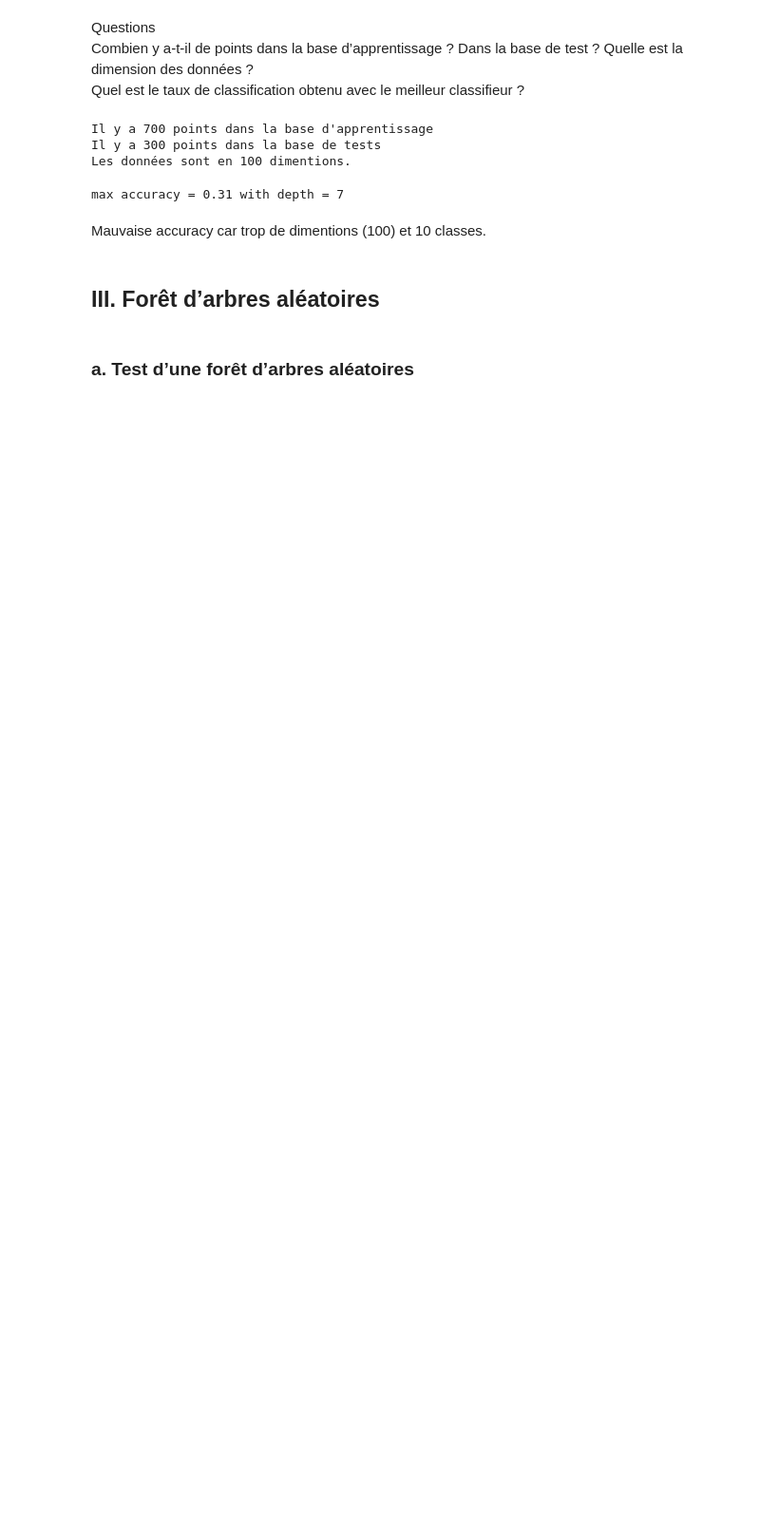
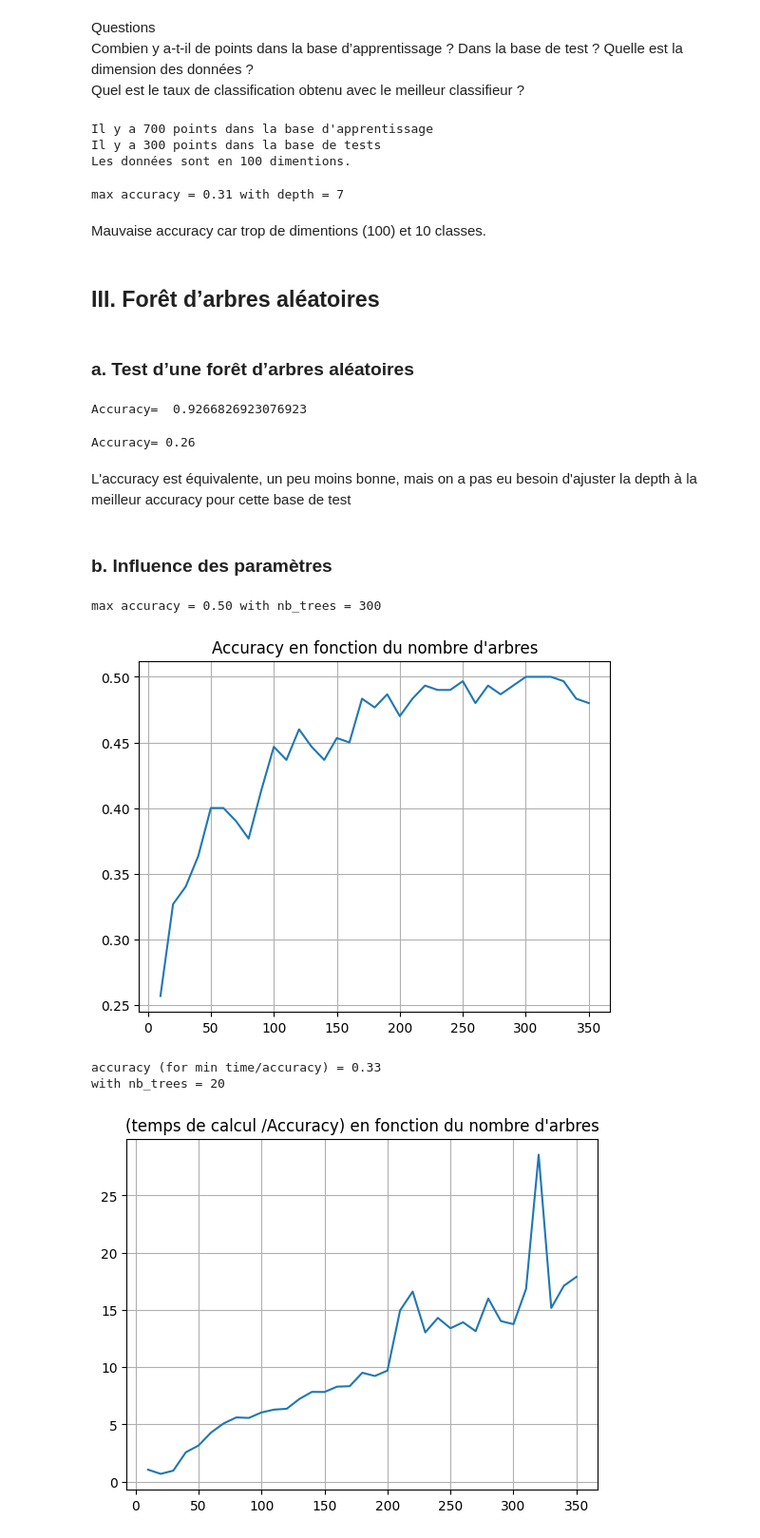
Before and after one commit to floriantholin/Machine-Learning, a Jupyter notebook: TP4/TP4.ipynb, the cells around one changed output. Shown at 95% size. Drawn from its saved outputs; the diff is of its cells as text; code cells hidden in the pictures; blank space fills up the shorter version.

```diff
--- a/TP4/TP4.ipynb
+++ b/TP4/TP4.ipynb
@@ -236,0 +236,26 @@ RF.fit(X_train, y_train) ;
+# %%
+#base de données 1
+data = np.load("TP4.npz")
+X_train, y_train, X_test, y_test = (data[key] for key in ["X_train", "y_train", "X_test", "y_test"])
+
+RF.fit(X_train, y_train.ravel())
+y_pred = RF.predict(X_test)
+C=confusion_matrix(y_test, y_pred)
+print('Accuracy= ',accuracy_score(y_test, y_pred))
+# %% [output]
+Accuracy=  0.9266826923076923
+# %%
+#base de données 2
+data = np.load("TP4b.npz")
+X_train, y_train, X_test, y_test = (data[key] for key in ["X_train", "y_train", "X_test", "y_test"])
+
+RF.fit(X_train, y_train)
+y_pred = RF.predict(X_test)
+C=confusion_matrix(y_test, y_pred)
+print(f'Accuracy= {accuracy_score(y_test, y_pred):.2f}')
+# %% [output]
+Accuracy= 0.26
+# %% [markdown]
+L'accuracy est équivalente, un peu moins bonne, mais on a pas eu besoin d'ajuster la depth à la meilleur accuracy pour cette base de test
+# %% [markdown]
+### b. Influence des paramètres
@@ -236,0 +264,35 @@ RF.fit(X_train, y_train) ;
+# %%
+# évolution  du  taux  de  bonne  classification  en  fonction  du  nombre  d’arbres
+max_nb_tree10 = 35  #max nb_tree = max_nb_tree10 * 10
+accuracies = np.empty(max_nb_tree10+1); accuracies[0] = 0
+tps = []; tps.append(time.time()); dtime=[]
+for nb_tree10 in range(1,max_nb_tree10+1):  #nb_tree = nb_tree*10
+    RF = RandomForestClassifier(criterion='entropy', n_estimators=nb_tree10*10, random_state=425, n_jobs=-1)
+    RF.fit(X_train, y_train.ravel())
+    y_pred = RF.predict(X_test)
+    C=confusion_matrix(y_test, y_pred)
+    accuracies[nb_tree10] = accuracy_score(y_test, y_pred)
+    tps.append(time.time())
+    dtime.append(tps[nb_tree10] - tps[nb_tree10-1])
+
+plt.title("Accuracy en fonction du nombre d'arbres")
+plt.plot(range(10,10*(max_nb_tree10)+1,10),accuracies[1:])
+index_nbtrees_max_acc = np.argmax(accuracies)
+print(f'max accuracy = {accuracies[index_nbtrees_max_acc]:.2f} with nb_trees = {index_nbtrees_max_acc*10} ')
+plt.grid()
+plt.show()
+
+# compromis temps/Taux
+plt.title("(temps de calcul /Accuracy) en fonction du nombre d'arbres")
+ratio = np.array(dtime)/np.array(accuracies[1:])
+plt.grid()
+plt.plot(range(10,10*(max_nb_tree10)+1,10),ratio)
+index_nbtrees_min_ratio = np.argmin(ratio)
+print(f'accuracy (for min time/accuracy) = {accuracies[index_nbtrees_min_ratio+1]:.2f}')
+print(f"with nb_trees = {(index_nbtrees_min_ratio+1)*10}")
+# %% [output]
+max accuracy = 0.50 with nb_trees = 300
+[figure, added]
+accuracy (for min time/accuracy) = 0.33
+with nb_trees = 20
+[figure, added]
```
Also changed, not shown: parts of 15 cells of this notebook, 1 other file.
